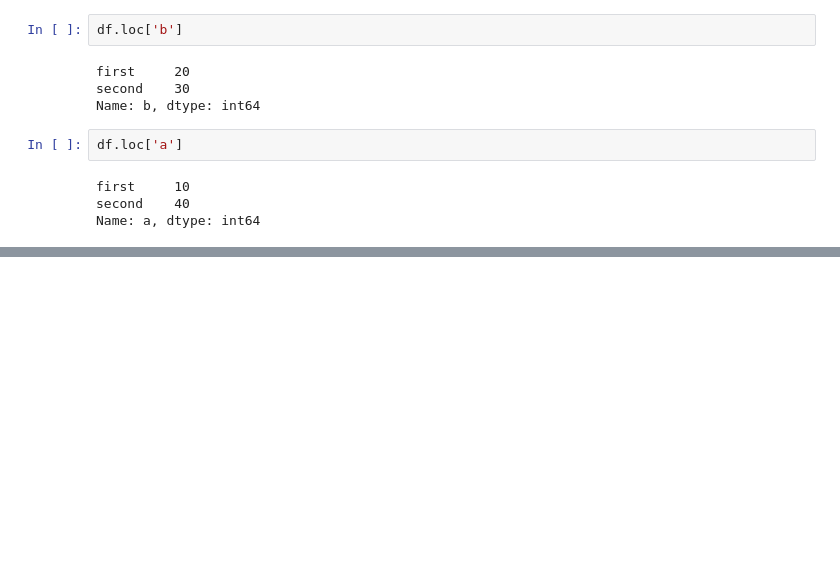
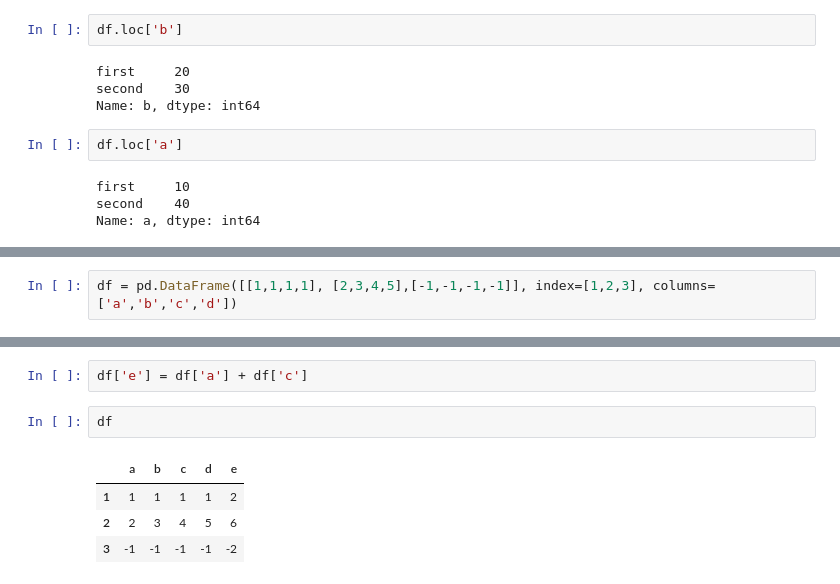
Before and after one commit to emekdahl/python_learning_studio, a Jupyter notebook: 4_Module/pandas.ipynb, the cells around one changed output, grey strips where cells are left out. Cells and saved outputs as stored; diff of their text form; blank space fills up the shorter version.

```diff
--- a/4_Module/pandas.ipynb
+++ b/4_Module/pandas.ipynb
@@ -198,0 +287,2 @@ Name: a, dtype: int64
+# %%
+df = pd.DataFrame([[1,1,1,1], [2,3,4,5],[-1,-1,-1,-1]], index=[1,2,3], columns=['a','b','c','d'])
@@ -198,0 +296,9 @@ Name: a, dtype: int64
+# %%
+df['e'] = df['a'] + df['c']
+# %%
+df
+# %% [output]
+|  | a | b | c | d | e |
+| 1 | 1 | 1 | 1 | 1 | 2 |
+| 2 | 2 | 3 | 4 | 5 | 6 |
+| 3 | -1 | -1 | -1 | -1 | -2 |
```
Also changed, not shown: parts of 20 cells of this notebook.
